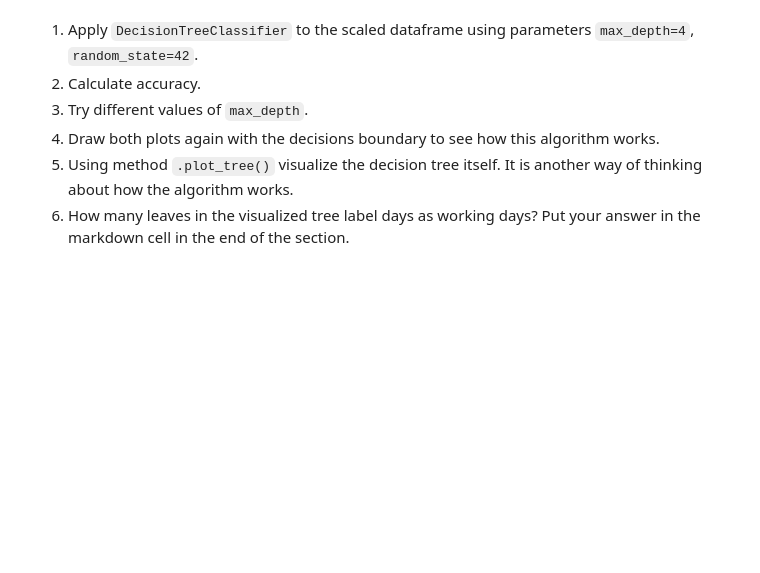
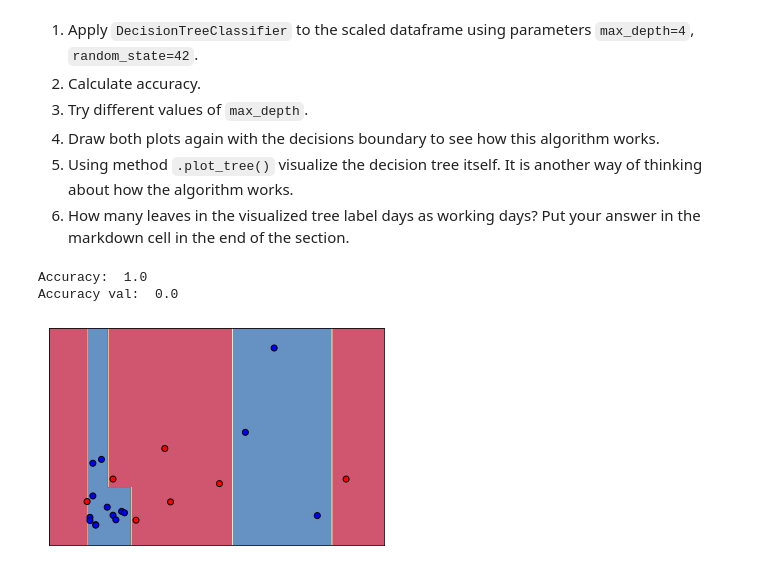
Before and after one commit to 1337hunter/42Datascience, a Jupyter notebook: Piscine/08/ex01/01_binary_classifier_svm_tree.ipynb, the cells around one changed output. Drawn from its saved outputs; the diff is of its cells as text; code cells hidden in the pictures; blank space fills up the shorter version.

```diff
--- a/Piscine/08/ex01/01_binary_classifier_svm_tree.ipynb
+++ b/Piscine/08/ex01/01_binary_classifier_svm_tree.ipynb
@@ -123,0 +226,14 @@ Linear models can be sensitive to the scale of your variables. You make it easie
+# %%
+dtc = DecisionTreeClassifier(max_depth=4, random_state=42)
+dtc.fit(df_scaled[['am', 'pm']].values, df_scaled[['target']].values[:, 0])
+y_predict = dtc.predict(df_scaled[['am', 'pm']].values)
+y_test = dtc.predict(X_val)
+print("Accuracy: ", sklearn.metrics.accuracy_score(df_scaled[['target']].values[:, 0], y_predict))
+print("Accuracy val: ", sklearn.metrics.accuracy_score(y_val, y_test))
+# %% [output]
+Accuracy:  1.0
+Accuracy val:  0.0
+# %%
+PrintDTCMap(dtc, df_scaled, y_predict)
+# %% [output]
+[figure, added]
```
Also changed, not shown: parts of 26 cells of this notebook, 4 other files.
